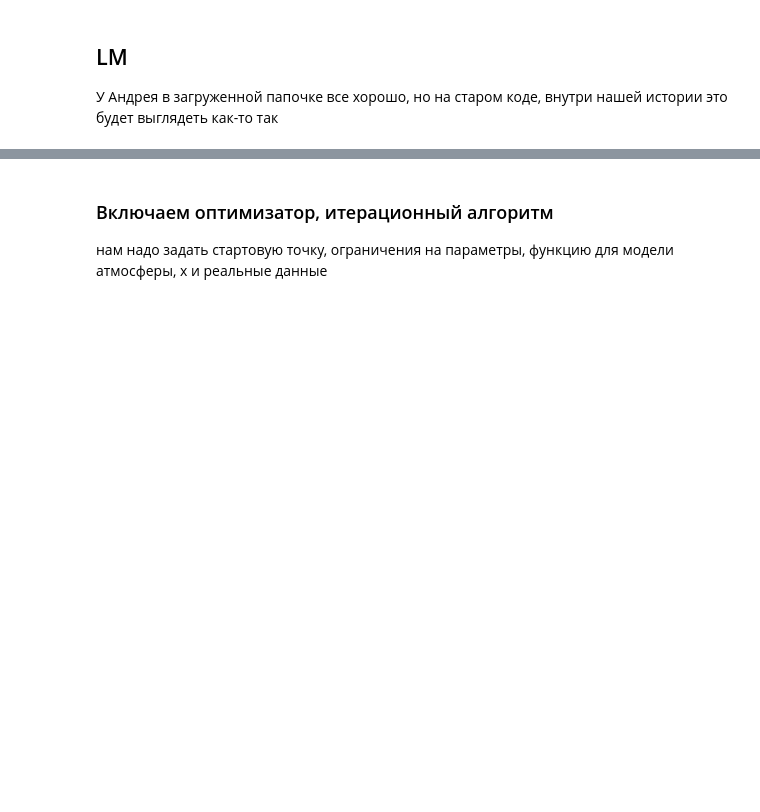
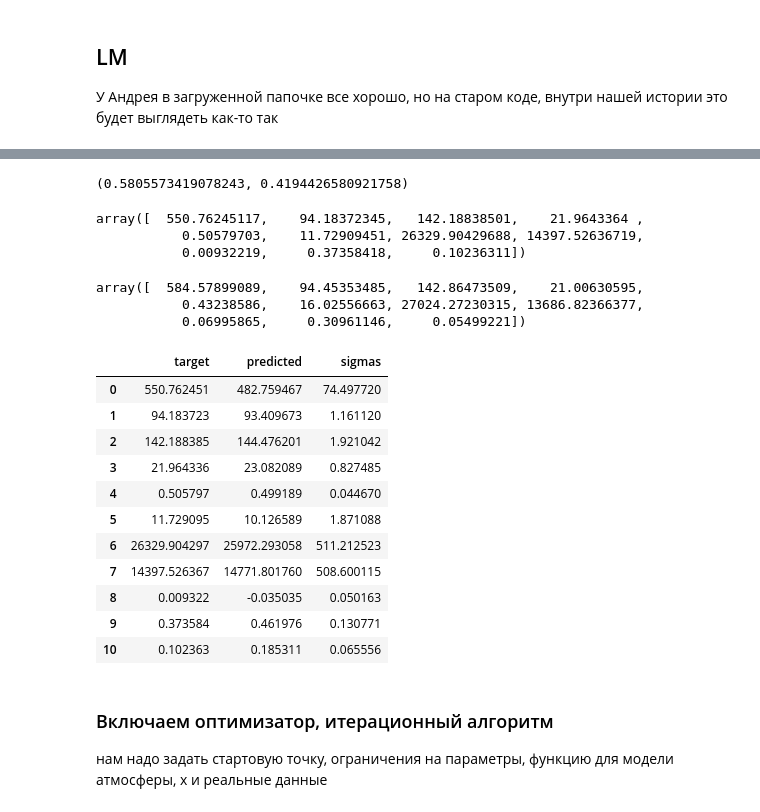
Before and after one commit to iknyazeva/InverseProblem, a Jupyter notebook: notebooks/!!NeedYouBrilliantMindHere!!.ipynb, the cells around one changed output, grey strips where cells are left out. Saved outputs shown, nothing was run; the diff lists cells and outputs as text; code cells hidden in the pictures; blank space fills up the shorter version.

```diff
--- a/notebooks/!!NeedYouBrilliantMindHere!!.ipynb
+++ b/notebooks/!!NeedYouBrilliantMindHere!!.ipynb
@@ -172,0 +198,4 @@ def generate_real_lines_vs_model(param_vec, plot_show = True):
+# %%
+27083/46650,19567/46650
+# %% [output]
+(0.5805573419078243, 0.4194426580921758)
@@ -172,0 +212,12 @@ def generate_real_lines_vs_model(param_vec, plot_show = True):
+# %%
+param_vec
+# %% [output]
+array([  550.76245117,    94.18372345,   142.18838501,    21.9643364 ,
+           0.50579703,    11.72909451, 26329.90429688, 14397.52636719,
+           0.00932219,     0.37358418,     0.10236311])
+# %%
+me_lm_ls_prepare(real_lines)
+# %% [output]
+array([  584.57899089,    94.45353485,   142.86473509,    21.00630595,
+           0.43238586,    16.02556663, 27024.27230315, 13686.82366377,
+           0.06995865,     0.30961146,     0.05499221])
@@ -173,3 +229,22 @@ def generate_real_lines_vs_model(param_vec, plot_show = True):
+# %%
+out = curve_fit(me_lm_prepare, xdata = line_arg, ydata = real_lines, method= "lm", p0 = start_mean)
+pcov = out[1]
+perr = np.sqrt(np.diag(pcov))
+data = np.concatenate([param_vec.reshape(11,-1), out[0].reshape(11,-1), perr.reshape(11,-1)], axis=1)
+pd.DataFrame(data, columns = ['target', 'predicted', 'sigmas'])
+# %% [output]
+|  | target | predicted | sigmas |
+| 0 | 550.762451 | 482.759467 | 74.497720 |
+| 1 | 94.183723 | 93.409673 | 1.161120 |
+| 2 | 142.188385 | 144.476201 | 1.921042 |
+| 3 | 21.964336 | 23.082089 | 0.827485 |
+| 4 | 0.505797 | 0.499189 | 0.044670 |
+| 5 | 11.729095 | 10.126589 | 1.871088 |
+| 6 | 26329.904297 | 25972.293058 | 511.212523 |
+| 7 | 14397.526367 | 14771.801760 | 508.600115 |
+| 8 | 0.009322 | -0.035035 | 0.050163 |
+| 9 | 0.373584 | 0.461976 | 0.130771 |
+| 10 | 0.102363 | 0.185311 | 0.065556 |
 # %% [markdown]
 ### Включаем оптимизатор, итерационный алгоритм
 нам надо задать стартовую точку, ограничения на параметры, функцию для модели атмосферы, x  и реальные данные
```
Also changed, not shown: parts of 14 cells of this notebook, 8 other files.
